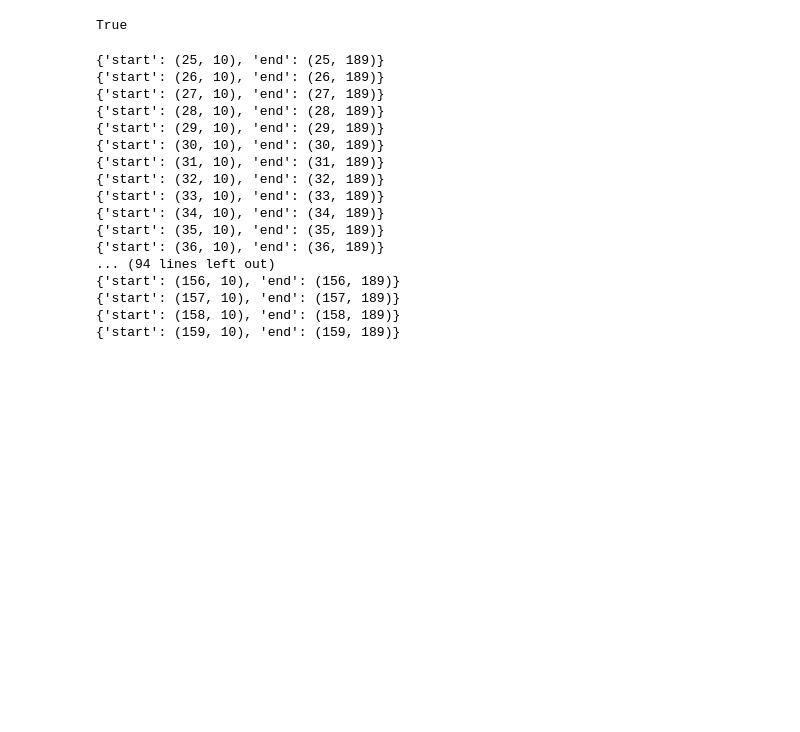
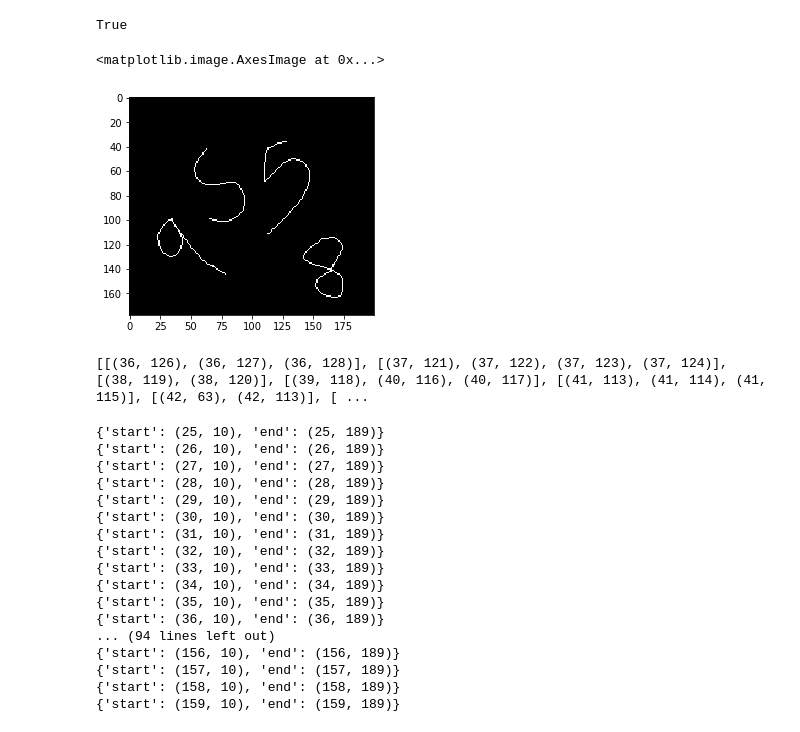
Before and after one commit to usamaimdadsian/pidrawing, a Jupyter notebook: practice.ipynb, the cells around one changed output. Drawn from its saved outputs; the diff is of its cells as text; code cells hidden in the pictures; blank space fills up the shorter version.

```diff
--- a/practice.ipynb
+++ b/practice.ipynb
@@ -16,6 +16,15 @@ plt.imshow(img,'gray')
 cv2.imwrite("img.png",img)
 # %% [output]
 True
+# %%
+img = cv2.imread('test.png',0)
+img[img > 127] = 150
+img[img < 127] = 1
+img[img == 150] = 0
+plt.imshow(img,'gray')
+# %% [output]
+<matplotlib.image.AxesImage at 0x...>
+[figure, added]
 # %%
 import math
 def checkAdjacent(ind1,ind2):
@@ -26,3 +47,31 @@ def checkAdjacent(ind1,ind2):
+# %%
+indexes = np.where(img == 1)
+indexes = list(zip(indexes[0],indexes[1]))
+points = []
+lines = []
+
+
+for i in range(len(indexes)):
+    if not indexes[i] in points: points.append(indexes[i])
+    for j, point in enumerate(indexes):
+        if (not points[-1] ==  indexes[j]) and checkAdjacent(points[-1],indexes[j]) and (not indexes[i] in points):
+            points.append(indexes[j])
+# for i,index in enumerate(indexes):
+#     for j in range(i+1,len(indexes)):
+#         if checkAdjacent(index,indexes[j]):
+#             points.append(indexes[j])
+
+head = 0
+for i,point in enumerate(points):
+    if not head:
+        head =  i
+    elif i < len(points)-1 and (not checkAdjacent(point,points[i+1])):
+        lines.append(points[head:i+1])
+        head = None
+
+print(lines)
+# %% [output]
+[[(36, 126), (36, 127), (36, 128)], [(37, 121), (37, 122), (37, 123), (37, 124)], [(38, 119), (38, 120)], [(39, 118), (40, 116), (40, 117)], [(41, 113), (41, 114), (41, 115)], [(42, 63), (42, 113)], [ ...
 # %%
 indexes = np.where(img == 1)
 indexes = list(zip(indexes[0],indexes[1]))
```
Also changed, not shown: parts of 1 cell of this notebook, 3 other files.
